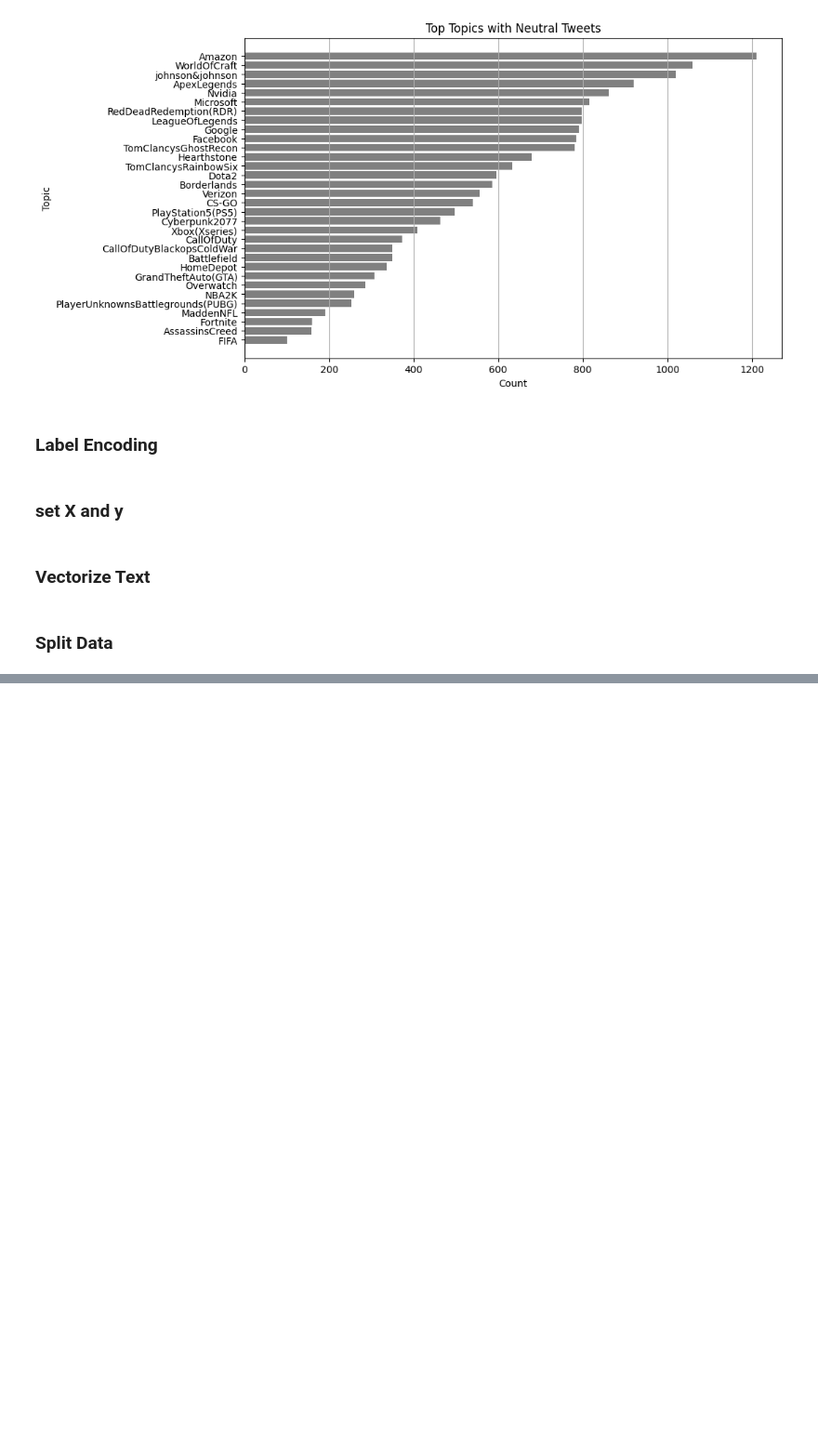
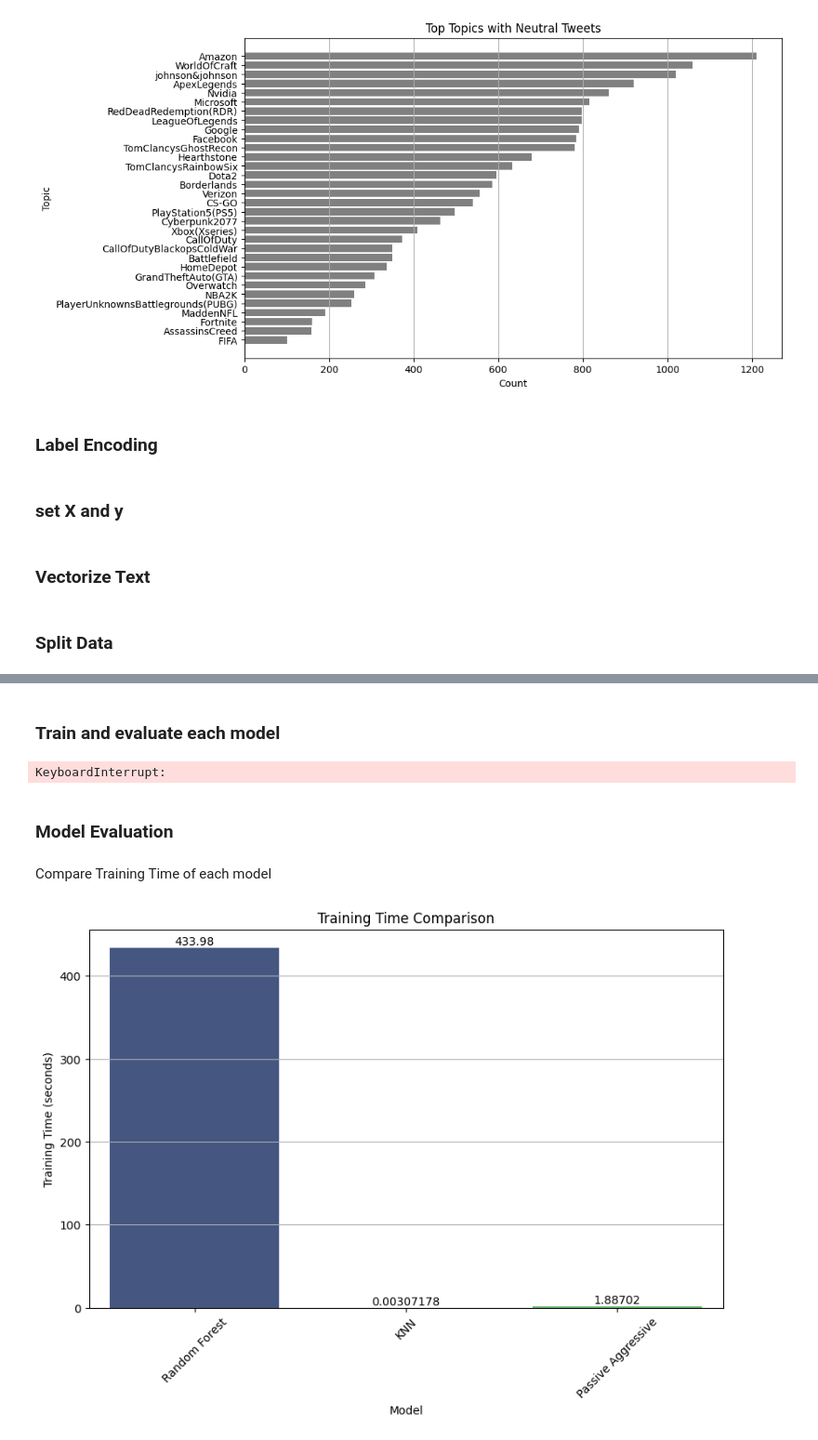
Before and after one commit to matchi-1/Twitter-Sentiment-Analysis, a Jupyter notebook: notebooks/TwitterSentimentAnalysis.ipynb, the cells around one changed output, grey strips where cells are left out. Shown at 93% size. Cells and saved outputs as stored; diff of their text form; code cells hidden in the pictures; blank space fills up the shorter version.

Commit message:
model building and evaluation

```diff
--- a/notebooks/TwitterSentimentAnalysis.ipynb
+++ b/notebooks/TwitterSentimentAnalysis.ipynb
@@ -314,0 +348,47 @@ print("X_test dimension:", X_test.shape)
+# %%
+models = {
+    'Random Forest': RandomForestClassifier(random_state=42),
+    'KNN': KNeighborsClassifier(),
+    'Passive Aggressive': PassiveAggressiveClassifier(C=1.0, loss='hinge', tol=1e-3, max_iter=500, fit_intercept=True, random_state=42),
+    'Logistic Regression': LogisticRegression(penalty=None,solver='sag',max_iter=500)
+}
+# %% [markdown]
+### Train and evaluate each model
+# %%
+results = []
+
+# Train and evaluate each model
+for model_name, model in models.items():
+    training_time, accuracy = train_and_eval(model, X_train, y_train, X_test, y_test)
+    results.append({
+        'Model': model_name,
+        'Training Time (seconds)': training_time,
+        'Accuracy': accuracy
+    })
+
+results_df = pd.DataFrame(results)
+
+print(results_df)
+# %% [output]
+KeyboardInterrupt:
+# %% [markdown]
+### Model Evaluation
+# %% [markdown]
+Compare Training Time of each model
+# %%
+# Plot training time
+plt.figure(figsize=(10, 6))
+ax1 = sns.barplot(x='Model', y='Training Time (seconds)', hue='Model', data=results_df, palette='viridis', dodge=False, legend=False)
+plt.title('Training Time Comparison')
+plt.xlabel('Model')
+plt.ylabel('Training Time (seconds)')
+plt.xticks(rotation=45)
+plt.grid(axis='y')
+
+# Add values per bar
+for container in ax1.containers:
+    ax1.bar_label(container)
+
+plt.show()
+# %% [output]
+[figure, added]
```
Also changed, not shown: parts of 11 cells of this notebook.
